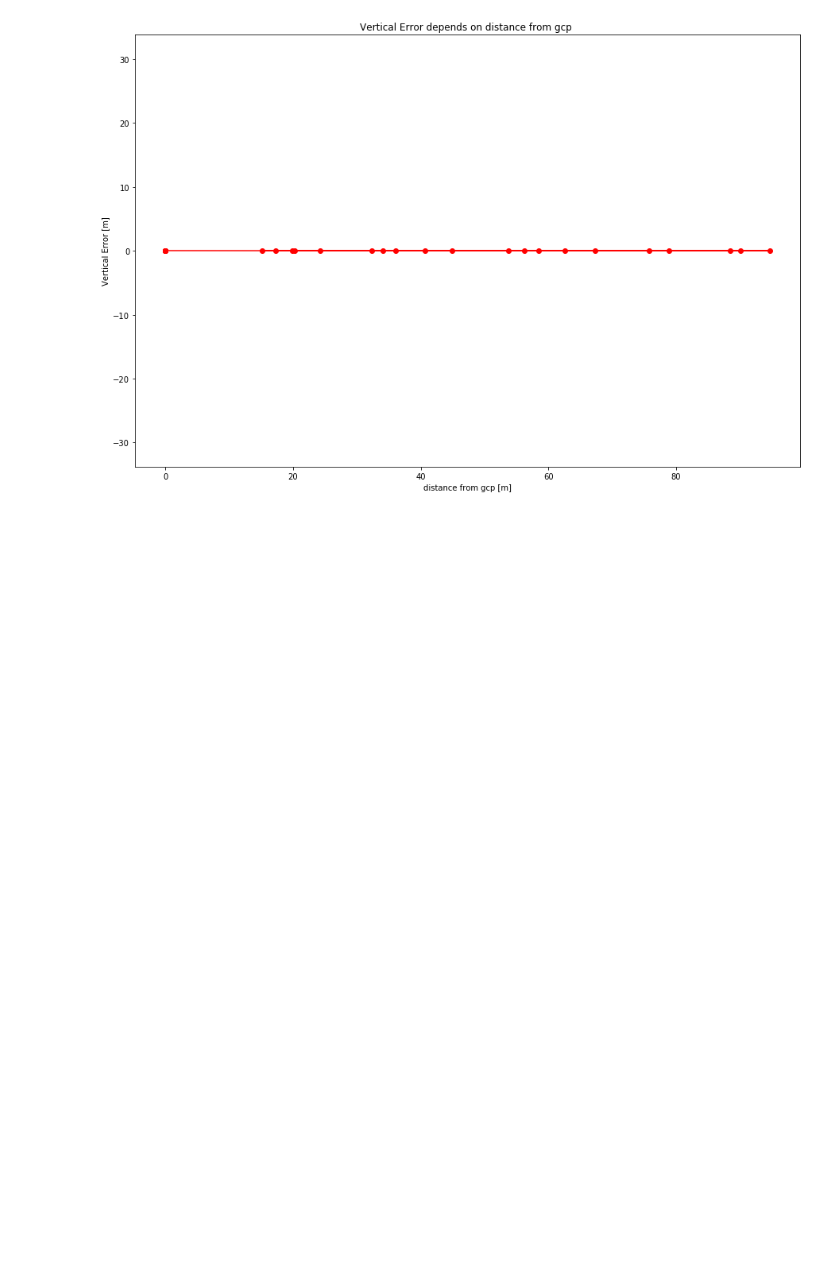
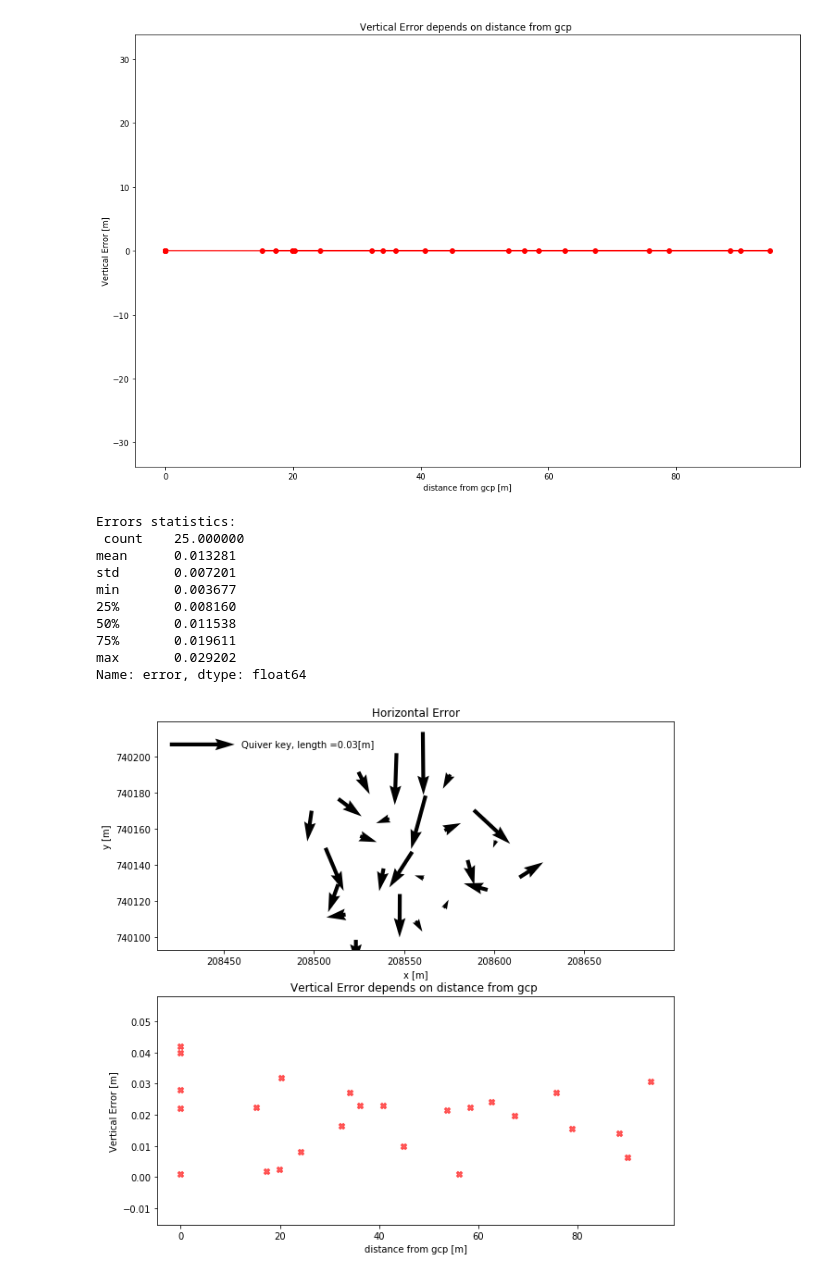
Before and after one commit to noamzimran/RTK-drone-project, a Jupyter notebook: geo_project.ipynb, the cells around one changed output. Drawn from its saved outputs; the diff is of its cells as text; code cells hidden in the pictures; blank space fills up the shorter version.

```diff
--- a/geo_project.ipynb
+++ b/geo_project.ipynb
@@ -248,20 +248,20 @@ plt.show()
 # %% [output]
 [figure]
 # %%
-def plot_errors(file_path,key_size):
-
-    rms = pd.read_csv(file_path)
-
-    # calculate horizontal error
-    for i,row in rms.iterrows():
-        rms.loc[i,'error'] = np.sqrt(row['Error X']**2+row['Error Y']**2)
-
-    print(rms['error'].describe())
-
-    fig, ax = plt.subplots(figsize=(15,10))
-    q = ax.quiver(rms['x'], rms['y'], rms['Error X'], rms['Error Y'] )
-    ax.quiverkey(q, X=0.1, Y=0.9, U=key_size,
-                 label='Quiver key, length ='+str(key_size)+'[m]', labelpos='E')
-    plt.axis('equal')
-    plt.title('Horizontal Error')
-    plt.show()
+# def plot_errors(file_path,key_size):
+#
+#     rms = pd.read_csv(file_path)
+#
+#     # calculate horizontal error
+#     for i,row in rms.iterrows():
+#         rms.loc[i,'error'] = np.sqrt(row['Error X']**2+row['Error Y']**2)
+#
+#     print(rms['error'].describe())
+#
+#     fig, ax = plt.subplots(figsize=(15,10))
+#     q = ax.quiver(rms['x'], rms['y'], rms['Error X'], rms['Error Y'] )
+#     ax.quiverkey(q, X=0.1, Y=0.9, U=key_size,
+#                  label='Quiver key, length ='+str(key_size)+'[m]', labelpos='E')
+#     plt.axis('equal')
+#     plt.title('Horizontal Error')
+#     plt.show()
@@ -334,3 +379,17 @@ plt.axis('equal')
 plt.show()
 # %% [output]
 [figure]
+# %%
+plot_errors(r'data\points_errors_5GCP_E_acc.csv',gcp.iloc[0:5,:], 0.03)
+# %% [output]
+Errors statistics:
+ count    25.000000
+mean      0.013281
+std       0.007201
+min       0.003677
+25%       0.008160
+50%       0.011538
+75%       0.019611
+max       0.029202
+Name: error, dtype: float64
+[figure, added]
```
Also changed, not shown: parts of 9 cells of this notebook.
